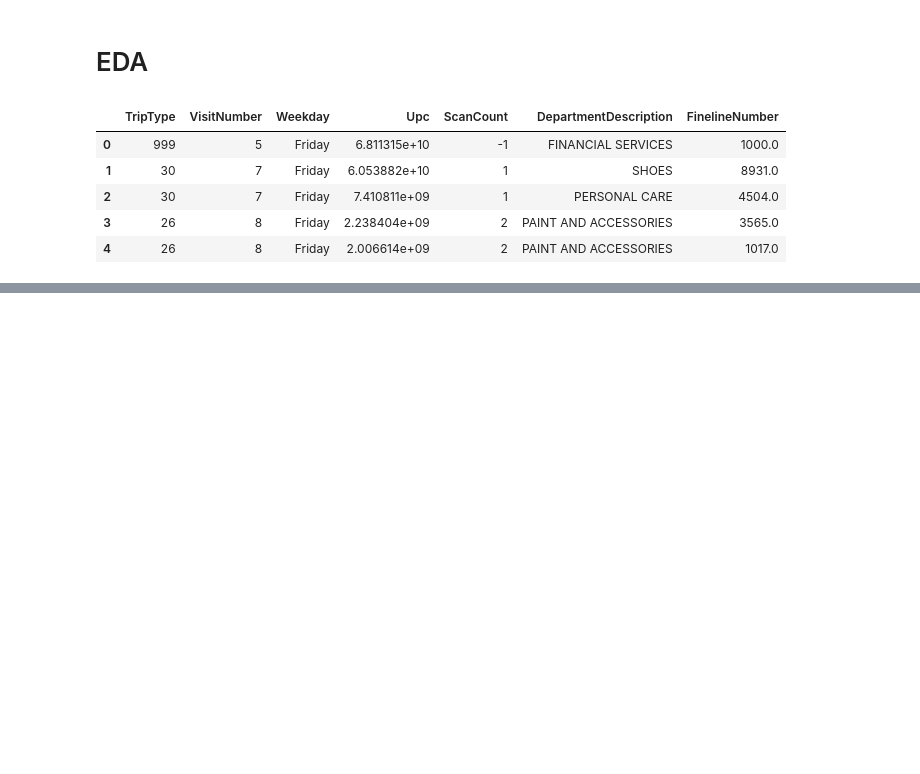
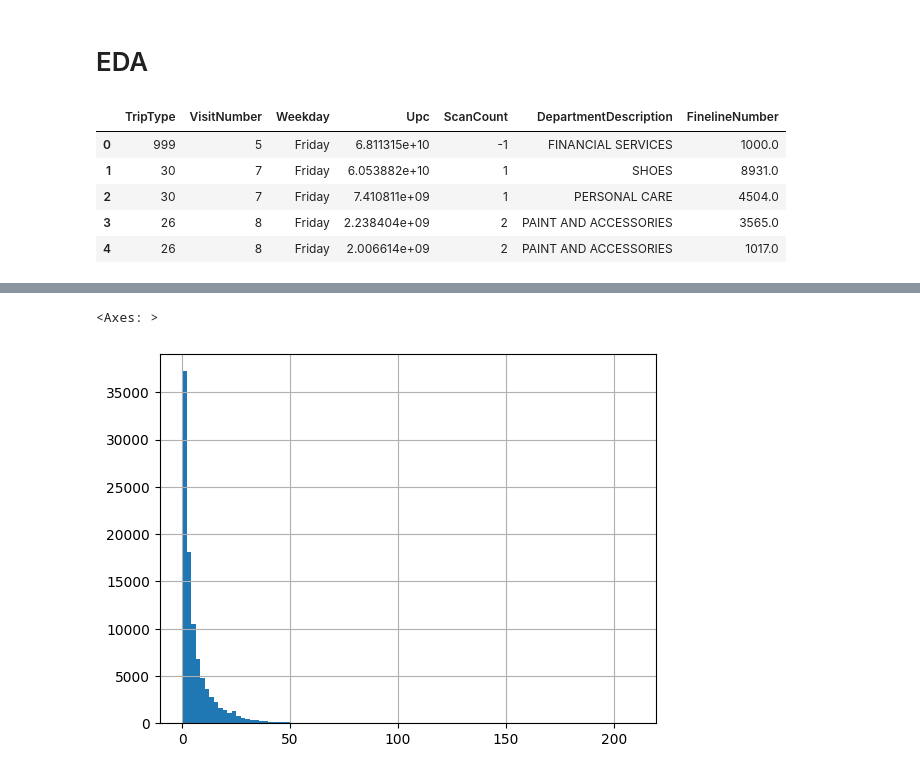
Before and after one commit to annahanslc/walmart-trip-type, a Jupyter notebook: eda/eda1.ipynb, the cells around one changed output, grey strips where cells are left out. Cells and saved outputs as stored; diff of their text form; code cells hidden in the pictures; blank space fills up the shorter version.

```diff
--- a/eda/eda1.ipynb
+++ b/eda/eda1.ipynb
@@ -21,0 +125,5 @@ df.head()
+# %%
+# Get the number of items purchased per trip
+num_unique_items = df.groupby('VisitNumber')[['Upc']].count()
+num_unique_items.reset_index(inplace=True)
+num_unique_items
@@ -21,0 +144,6 @@ df.head()
+# %%
+# Plot the distribution
+num_unique_items['Upc'].hist(bins=100)
+# %% [output]
+<Axes: >
+[figure, added]
```
Also changed, not shown: parts of 26 cells of this notebook.
